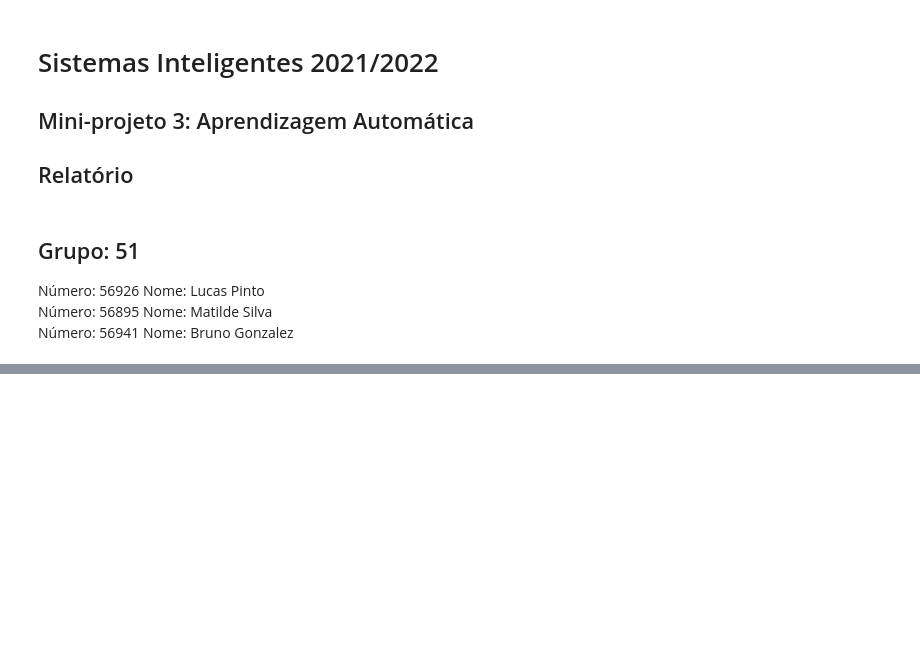
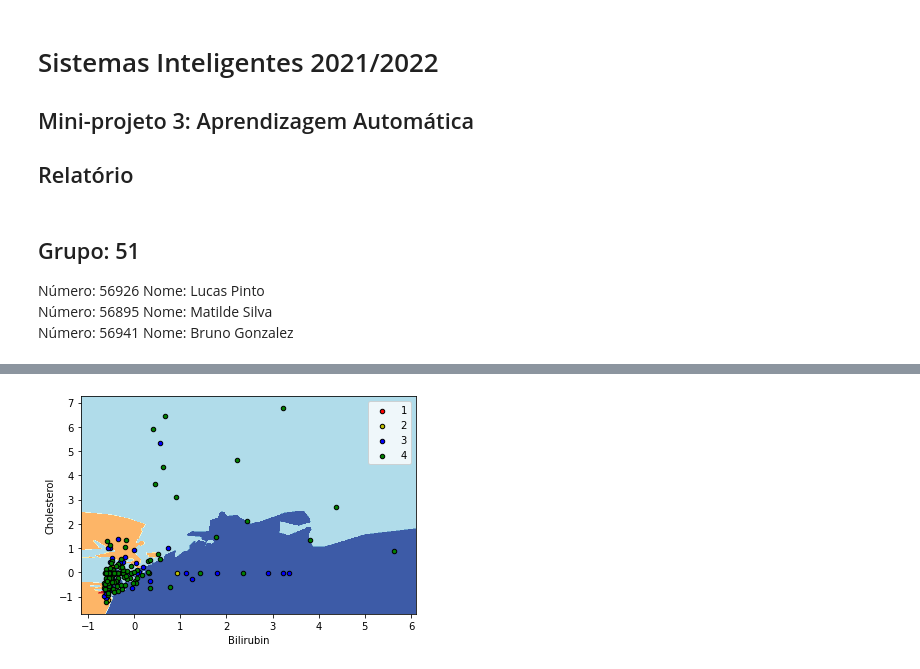
Before and after one commit to luckspt/si-projeto, a Jupyter notebook: P3/SI-proj3-51.ipynb, the cells around one changed output, grey strips where cells are left out. Saved outputs shown, nothing was run; the diff lists cells and outputs as text; code cells hidden in the pictures; blank space fills up the shorter version.

```diff
--- a/P3/SI-proj3-51.ipynb
+++ b/P3/SI-proj3-51.ipynb
@@ -432,0 +240,42 @@ df_cirrose_test_Xdum
+# %%
+def plot_frontiers_knn(ids, features):
+    def _plot_frontiers(X, y, model, feature_names, target_names, nclasses=3, pcolors="ryb"):
+        x_min, x_max = X[:, 0].min() - 0.5, X[:, 0].max() + 0.5
+        y_min, y_max = X[:, 1].min() - 0.5, X[:, 1].max() + 0.5
+        xx, yy = np.meshgrid(np.arange(x_min, x_max, 0.02),
+                             np.arange(y_min, y_max, 0.02))
+        Z = model.predict(np.c_[xx.ravel(), yy.ravel()])
+        Z = Z.reshape(xx.shape)
+        cs = plt.contourf(xx, yy, Z, cmap=plt.cm.RdYlBu)
+        plt.xlabel(feature_names[0])
+        plt.ylabel(feature_names[1])
+
+        # Plot the training points
+        for i, color in zip(range(nclasses), pcolors):
+            idx = np.where(y == i)
+            plt.scatter(X[idx, 0], X[idx, 1], c=color, label=target_names[i],
+                        cmap=plt.cm.RdYlBu, edgecolor='black', s=20)
+        plt.legend()
+
+    scaler = StandardScaler()
+
+    small_data = scaler.fit_transform(Xdum[:, ids])
+    small_knn = KNeighborsClassifier(n_neighbors=10)
+    small_knn.fit(small_data, y)
+
+    _plot_frontiers(small_data,
+                    y,
+                    small_knn,
+                    features,
+                    class_names,
+                    nclasses=4,
+                    pcolors="rybg")
+# %%
+
+# Bilirubin e Cholesterol
+ids = [2, 3]
+features = [feature_names[ids[0]], feature_names[ids[1]]]
+
+plot_frontiers_knn(ids, features)
+# %% [output]
+[figure, added]
```
Also changed, not shown: parts of 42 cells of this notebook, 1 other file.
